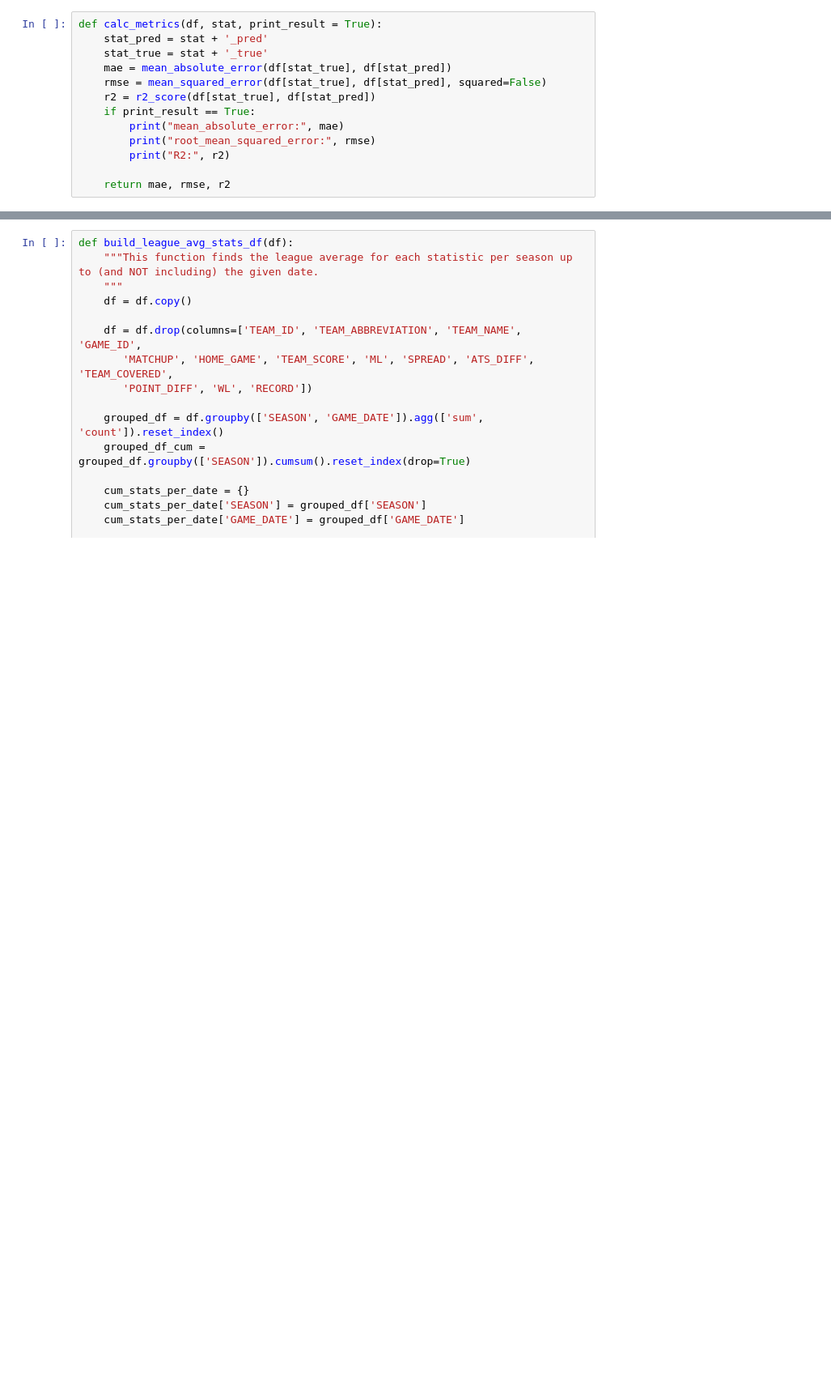
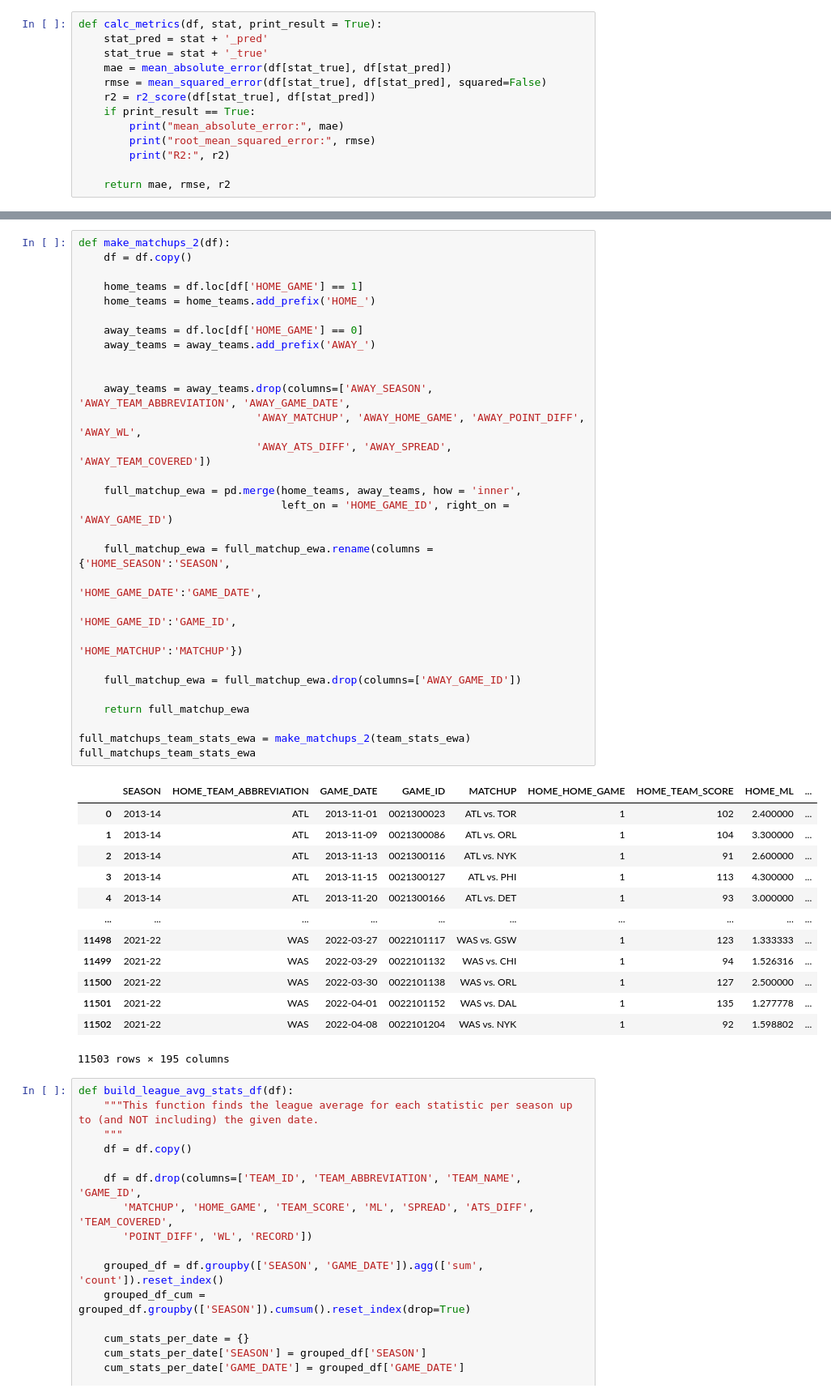
Before and after one commit to jnish23/NBA_Model_V2, a Jupyter notebook: notebooks/predicting_points_scored with_tracking_v2b.ipynb, the cells around one changed output, grey strips where cells are left out. Shown at 81% size. Drawn from its saved outputs; the diff is of its cells as text; blank space fills up the shorter version.

```diff
--- a/notebooks/predicting_points_scored with_tracking_v2b.ipynb
+++ b/notebooks/predicting_points_scored with_tracking_v2b.ipynb
@@ -639,6 +660,49 @@ team_stats_ewa.loc[team_stats_ewa['TEAM_ABBREVIATION'] == 'SAS'].sort_values('GA
 | 20662 | 2021-22 | SAS | 2022-04-09 | 0022101215 | SAS vs. GSW | 1 | 94 | 1.31746 | -7.5 | ... |
 | 20663 | 2021-22 | SAS | 2022-04-10 | 0022101219 | SAS @ DAL | 0 | 120 | NaN | -10.5 | ... |
 785 rows × 103 columns
+# %%
+def make_matchups_2(df):
+    df = df.copy()
+
+    home_teams = df.loc[df['HOME_GAME'] == 1]
+    home_teams = home_teams.add_prefix('HOME_')
+
+    away_teams = df.loc[df['HOME_GAME'] == 0]
+    away_teams = away_teams.add_prefix('AWAY_')
+
+
+    away_teams = away_teams.drop(columns=['AWAY_SEASON', 'AWAY_TEAM_ABBREVIATION', 'AWAY_GAME_DATE',
+                            'AWAY_MATCHUP', 'AWAY_HOME_GAME', 'AWAY_POINT_DIFF', 'AWAY_WL',
+                            'AWAY_ATS_DIFF', 'AWAY_SPREAD', 'AWAY_TEAM_COVERED'])
+
+    full_matchup_ewa = pd.merge(home_teams, away_teams, how = 'inner',
+                                left_on = 'HOME_GAME_ID', right_on = 'AWAY_GAME_ID')
+
+    full_matchup_ewa = full_matchup_ewa.rename(columns = {'HOME_SEASON':'SEASON',
+                                                          'HOME_GAME_DATE':'GAME_DATE',
+                                                          'HOME_GAME_ID':'GAME_ID',
+                                                          'HOME_MATCHUP':'MATCHUP'})
+
+    full_matchup_ewa = full_matchup_ewa.drop(columns=['AWAY_GAME_ID'])
+
+    return full_matchup_ewa
+
+full_matchups_team_stats_ewa = make_matchups_2(team_stats_ewa)
+full_matchups_team_stats_ewa
+# %% [output]
+|  | SEASON | HOME_TEAM_ABBREVIATION | GAME_DATE | GAME_ID | MATCHUP | HOME_HOME_GAME | HOME_TEAM_SCORE | HOME_ML | ... |
+| 0 | 2013-14 | ATL | 2013-11-01 | 0021300023 | ATL vs. TOR | 1 | 102 | 2.400000 | ... |
+| 1 | 2013-14 | ATL | 2013-11-09 | 0021300086 | ATL vs. ORL | 1 | 104 | 3.300000 | ... |
+| 2 | 2013-14 | ATL | 2013-11-13 | 0021300116 | ATL vs. NYK | 1 | 91 | 2.600000 | ... |
+| 3 | 2013-14 | ATL | 2013-11-15 | 0021300127 | ATL vs. PHI | 1 | 113 | 4.300000 | ... |
+| 4 | 2013-14 | ATL | 2013-11-20 | 0021300166 | ATL vs. DET | 1 | 93 | 3.000000 | ... |
+| ... | ... | ... | ... | ... | ... | ... | ... | ... | ... |
+| 11498 | 2021-22 | WAS | 2022-03-27 | 0022101117 | WAS vs. GSW | 1 | 123 | 1.333333 | ... |
+| 11499 | 2021-22 | WAS | 2022-03-29 | 0022101132 | WAS vs. CHI | 1 | 94 | 1.526316 | ... |
+| 11500 | 2021-22 | WAS | 2022-03-30 | 0022101138 | WAS vs. ORL | 1 | 127 | 2.500000 | ... |
+| 11501 | 2021-22 | WAS | 2022-04-01 | 0022101152 | WAS vs. DAL | 1 | 135 | 1.277778 | ... |
+| 11502 | 2021-22 | WAS | 2022-04-08 | 0022101204 | WAS vs. NYK | 1 | 92 | 1.598802 | ... |
+11503 rows × 195 columns
 # %%
 def build_league_avg_stats_df(df):
     """This function finds the league average for each statistic per season up to (and NOT including) the given date.
```
Also changed, not shown: parts of 20 cells of this notebook, 1 other file.
